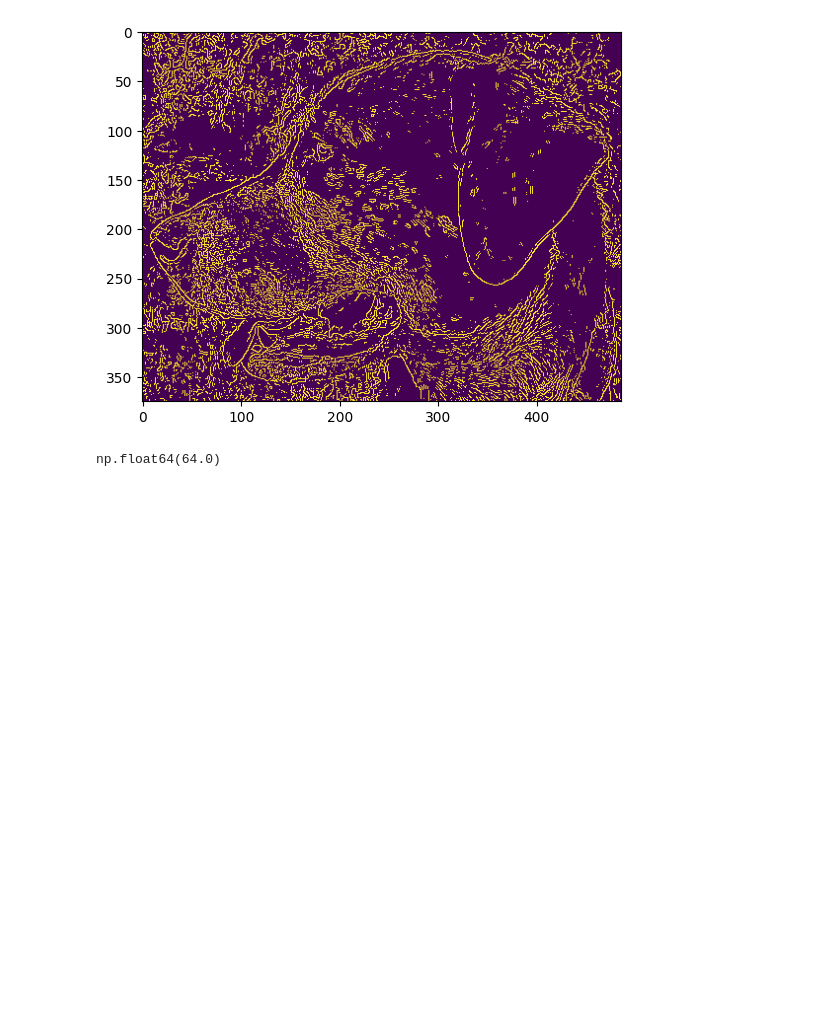
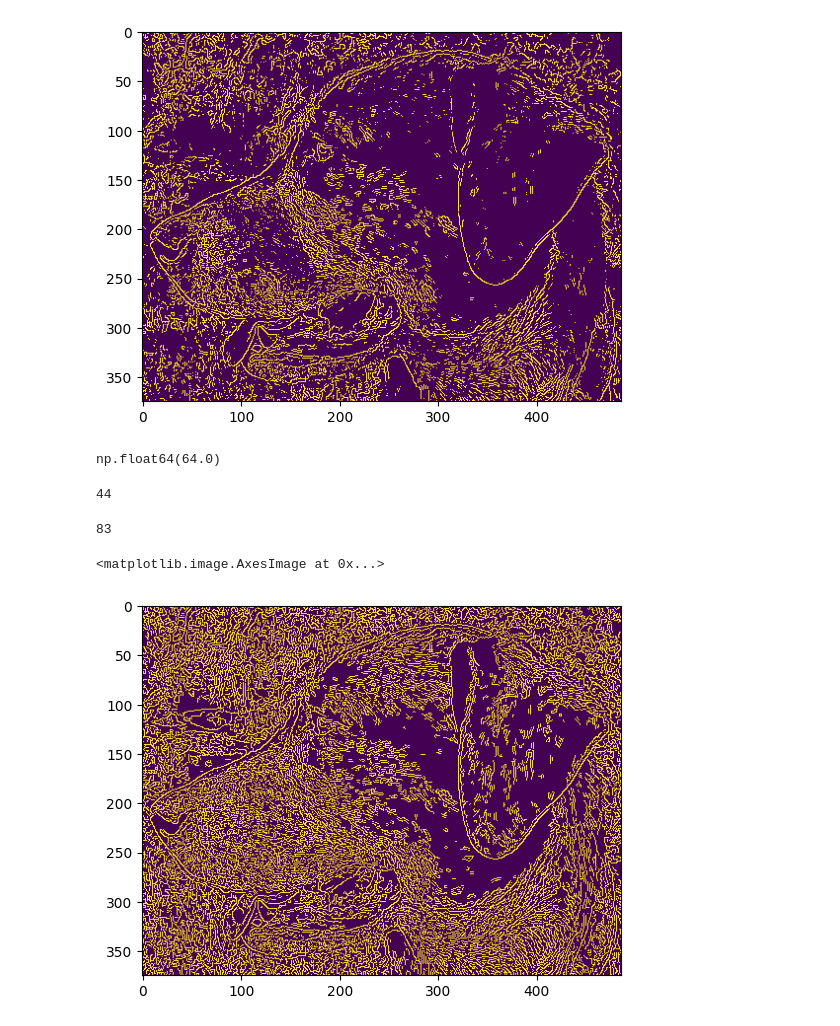
Before and after one commit to aboodabsi881/Computer-Vision, a Jupyter notebook: OBJECT DETECTION/edge_detection.ipynb, the cells around one changed output. Cells and saved outputs as stored; diff of their text form; code cells hidden in the pictures; blank space fills up the shorter version.

Commit message:
edge detection

```diff
--- a/OBJECT DETECTION/edge_detection.ipynb
+++ b/OBJECT DETECTION/edge_detection.ipynb
@@ -23,4 +23,22 @@ med
 # %% [output]
 np.float64(64.0)
 # %%
-#
+#LOWER THRESHHOLD TO EITHER 0 OR 70% OF THE MEDIAN VALUE WHICHEVER IS GREATER
+lower = int(max(0, 0.7 *med))
+
+#UPPER THRESHHOLD TO EITHER 130% OF THE MEDIAN VALUE OR THE MAX 255, WHICHEVER IS SMALLER
+upper = int(min(255, 1.3 * med))
+# %%
+lower
+# %% [output]
+44
+# %%
+upper
+# %% [output]
+83
+# %%
+edges = cv2.Canny(img,lower,upper)
+plt.imshow(edges)
+# %% [output]
+<matplotlib.image.AxesImage at 0x...>
+[figure, added]
```
Also changed, not shown: parts of 2 cells of this notebook.
